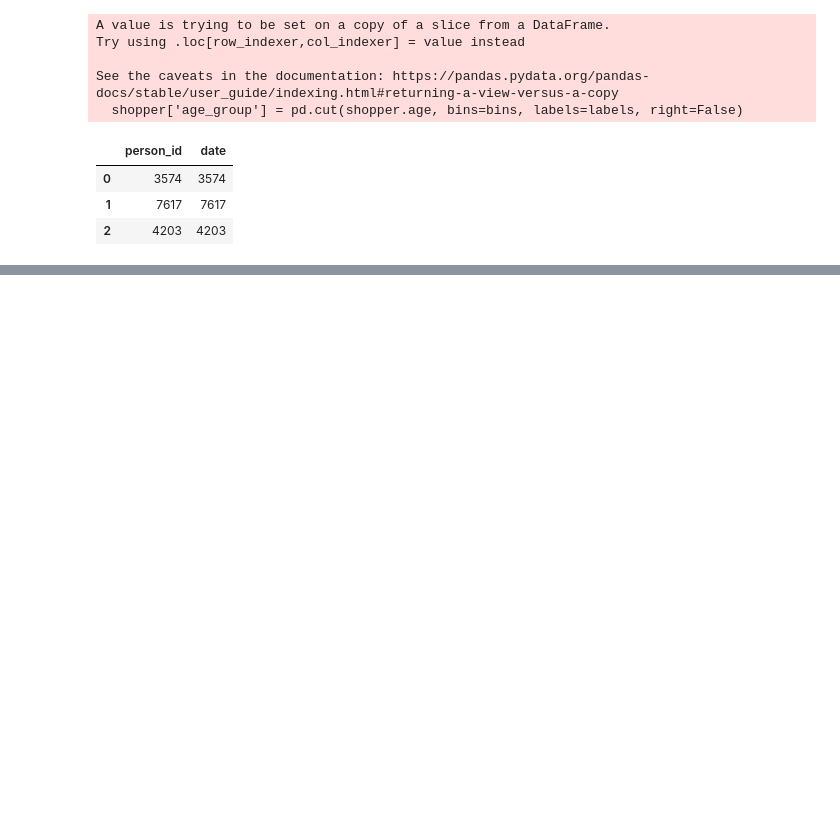
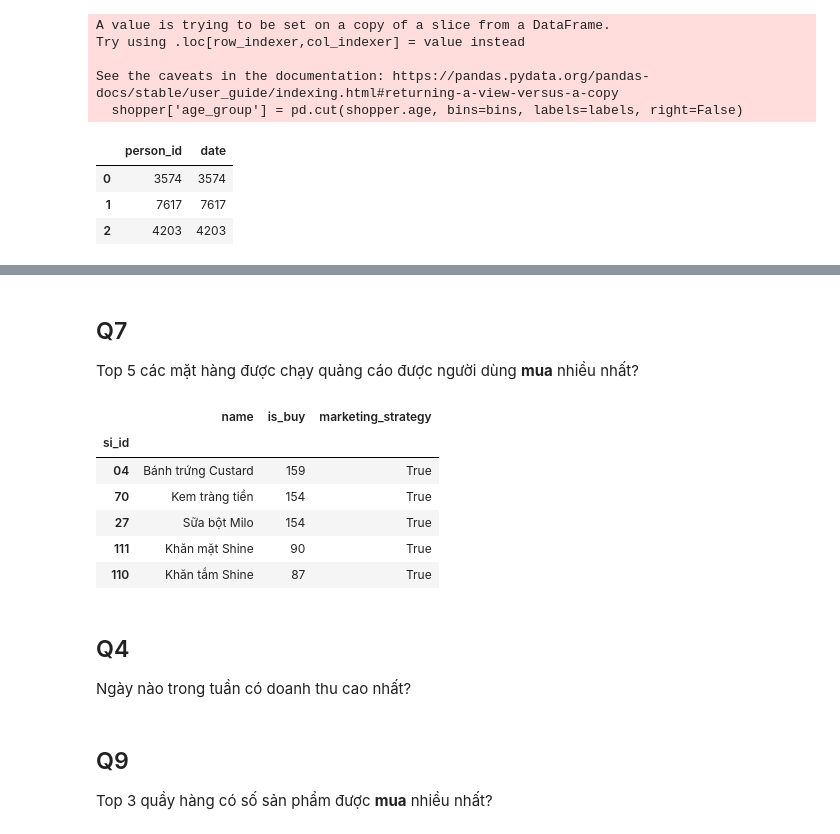
Before and after one commit to tranttha/ftu_ds_comp, a Jupyter notebook: EDA_cleaning.ipynb, the cells around one changed output, grey strips where cells are left out. Saved outputs shown, nothing was run; the diff lists cells and outputs as text; code cells hidden in the pictures; blank space fills up the shorter version.

```diff
--- a/EDA_cleaning.ipynb
+++ b/EDA_cleaning.ipynb
@@ -480,0 +572,20 @@ See the caveats in the documentation: https://pandas.pydata.org/pandas-docs/stab
+# %% [markdown]
+## Q7
+Top 5 các mặt hàng được chạy quảng cáo được người dùng **mua** nhiều nhất?
+# %%
+result7=pd.merge(left=i_i.groupby('si_id')['is_buy'].sum().sort_values(ascending=False), right=df_item, how='left',on='si_id').sort_values(by='is_buy', ascending=False)
+result7[result7['marketing_strategy'] == True].sort_values(by='is_buy',ascending=False)[['name','si_id', 'is_buy','marketing_strategy']].set_index('si_id').head(5)
+# %% [output]
+|  | name | is_buy | marketing_strategy |
+| si_id |  |  |  |
+| 04 | Bánh trứng Custard | 159 | True |
+| 70 | Kem tràng tiền | 154 | True |
+| 27 | Sữa bột Milo | 154 | True |
+| 111 | Khăn mặt Shine | 90 | True |
+| 110 | Khăn tắm Shine | 87 | True |
+# %% [markdown]
+## Q4
+Ngày nào trong tuần có doanh thu cao nhất?
+# %% [markdown]
+## Q9
+Top 3 quầy hàng có số sản phẩm được **mua** nhiều nhất?
```
Also changed, not shown: parts of 32 cells of this notebook, 2 other files.
